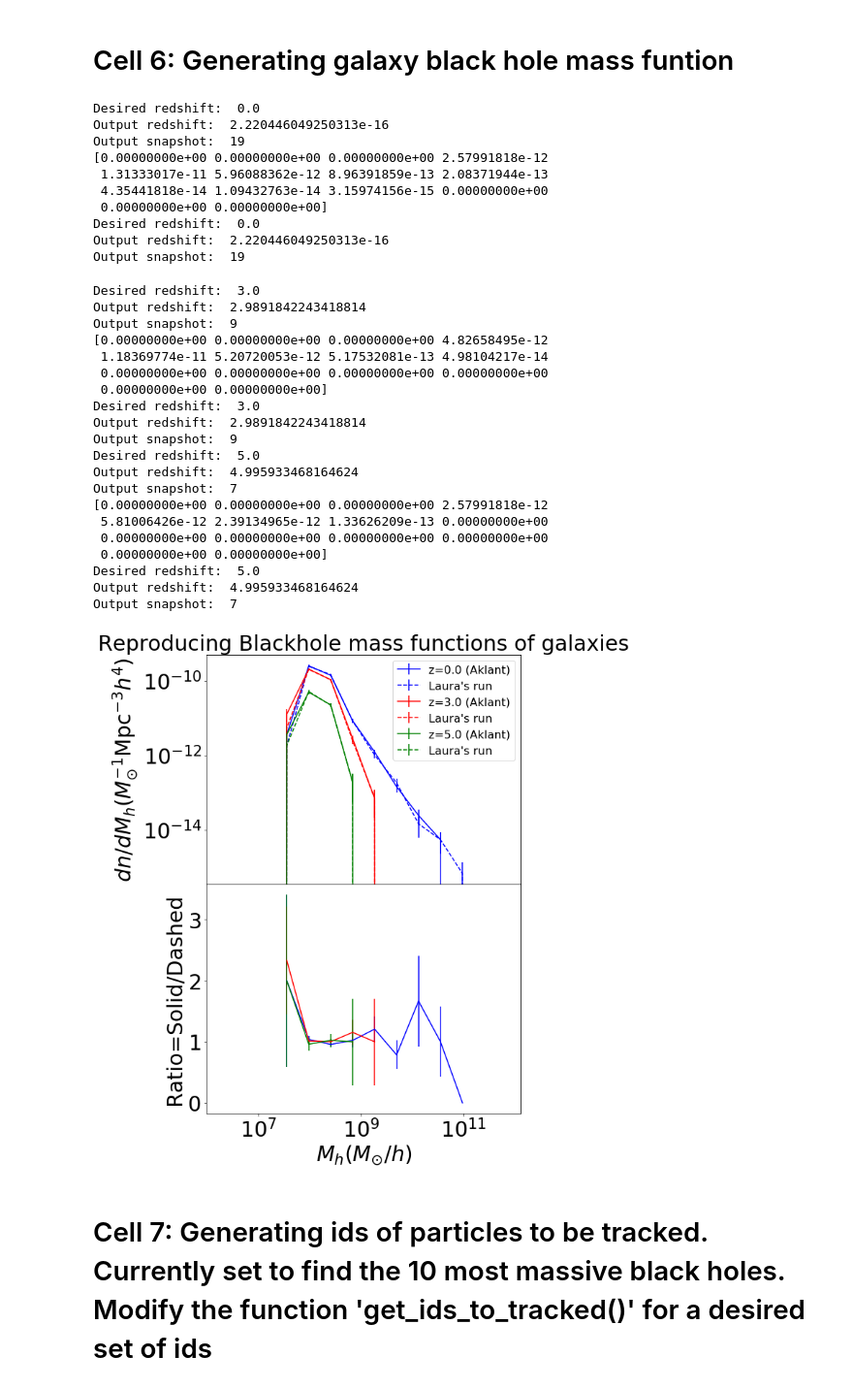
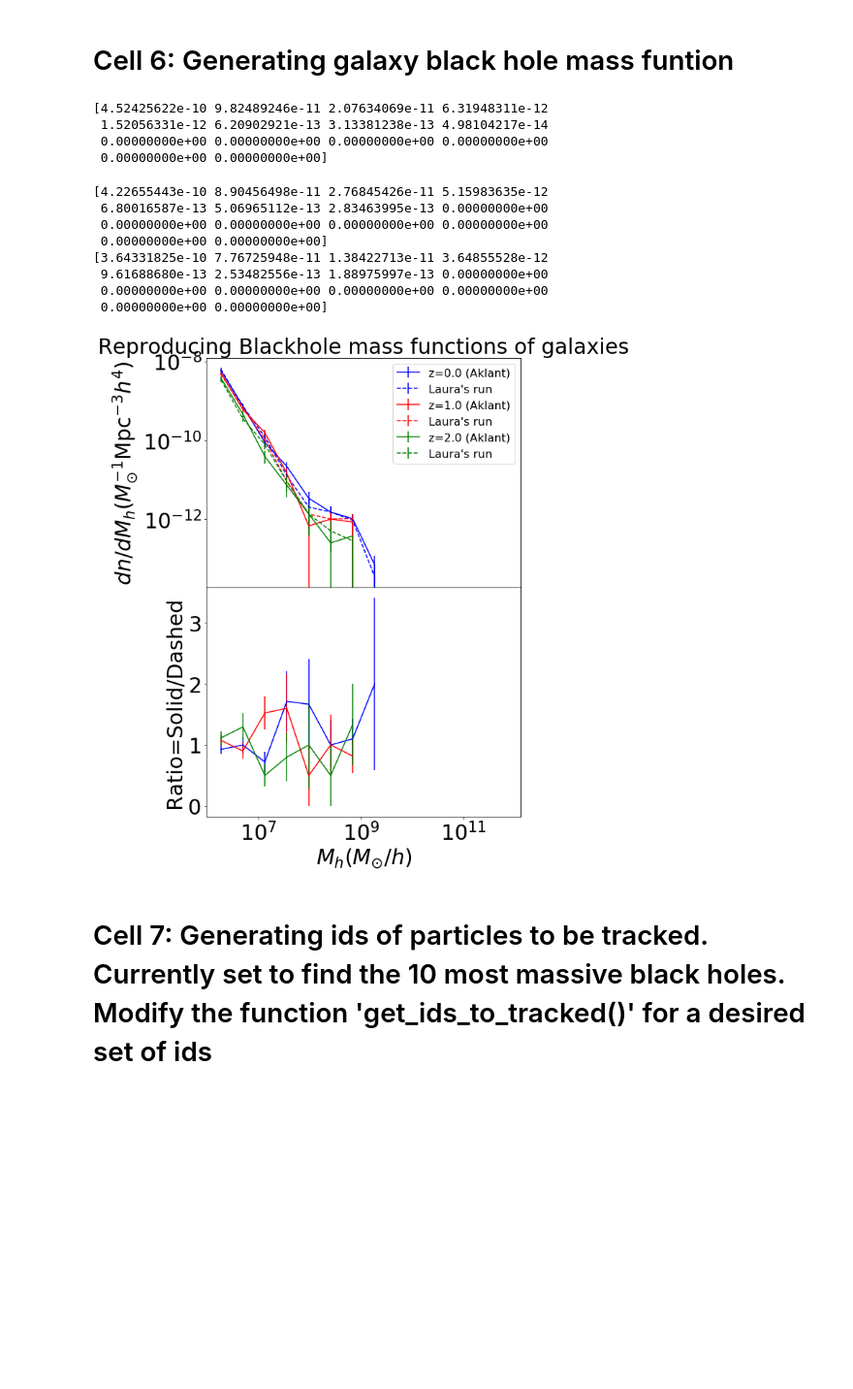
Before and after one commit to akbhowmi/arepo_package, a Jupyter notebook: example_codes.ipynb, the cells around one changed output. Shown at 97% size. Saved outputs shown, nothing was run; the diff lists cells and outputs as text; code cells hidden in the pictures; blank space fills up the shorter version.

```diff
--- a/example_codes.ipynb
+++ b/example_codes.ipynb
@@ -350,9 +363,9 @@ log_mass_max=12
 #p_type=4
 
 ax[0].set_title('Reproducing Blackhole mass functions of galaxies',fontsize=30)
-for desired_redshift,col in zip([0.,3., 5.],['blue','red','green']):
+for desired_redshift,col in zip([0.,1, 2.],['blue','red','green']):
     object_type='subhalo'
-    basePath = '/ufrc/lblecha/aklantbhowmick/arepo_runs_aklant/L25_n128/output/'
+    basePath = '/ufrc/lblecha/lblecha/arepo_runs/L25n128_ngenic_test/output/'
     category='bh'
     centers,HMF,dHMF,output_redshift=arepo_package.get_mass_function(category,object_type,desired_redshift,basePath,Nbins,log_mass_min,log_mass_max,list_all=False)
     print(dHMF)
@@ -360,63 +373,45 @@ for desired_redshift,col in zip([0.,3., 5.],['blue','red','green']):
 
 
     #object_type='subhalo'
-    basePath='/ufrc/lblecha/lblecha/arepo_runs/L25n128_ngenic_bhs_gfm_mod2_ompi_new_ddfrac0.05/output/'
+    basePath='/ufrc/lblecha/aklantbhowmick/GAS_BASED_SEED_MODEL_UNIFORM_RUNS/code_development/AREPO/output_test128_FOF//'
     centers_laura,HMF_laura,dHMF_laura,output_redshift=arepo_package.get_mass_function(category,object_type,desired_redshift,basePath,Nbins,log_mass_min,log_mass_max,list_all=False)
     ax[0].errorbar(centers_laura,HMF_laura,dHMF_laura,color=col,linestyle='dashed',label="Laura's run")
 
     ax[1].errorbar(centers,HMF/HMF_laura,dHMF/HMF_laura,color=col)
 
 #    object_type='subhalo'
 #    centers,HMF,dHMF=arepo_package.get_mass_function(category,object_type,desired_redshift,basePath,Nbins,log_mass_min,log_mass_max)
 #    ax.errorbar(centers,HMF,dHMF)
 #    print("-----------")
 
 ax[0].set_xscale('log')
 ax[0].set_yscale('log')
 ax[0].tick_params(labelsize=30)
 ax[1].tick_params(labelsize=30)
 
 ax[1].set_xlabel('$M_{h}(M_{\odot}/h)$',fontsize=30)
 
 ax[0].set_ylabel('$dn/dM_{h}(M_{\odot}^{-1} \mathrm{Mpc}^{-3}h^4)$',fontsize=30)
 
 ax[0].legend(loc='upper right',fontsize=16)
 
 ax[1].set_ylabel('Ratio=Solid/Dashed',fontsize=30)
 
 plt.subplots_adjust(hspace=0)
 # %% [output]
-Desired redshift:  0.0
-Output redshift:  2.220446049250313e-16
-Output snapshot:  19
-[0.00000000e+00 0.00000000e+00 0.00000000e+00 2.57991818e-12
- 1.31333017e-11 5.96088362e-12 8.96391859e-13 2.08371944e-13
- 4.35441818e-14 1.09432763e-14 3.15974156e-15 0.00000000e+00
+[4.52425622e-10 9.82489246e-11 2.07634069e-11 6.31948311e-12
+ 1.52056331e-12 6.20902921e-13 3.13381238e-13 4.98104217e-14
+ 0.00000000e+00 0.00000000e+00 0.00000000e+00 0.00000000e+00
  0.00000000e+00 0.00000000e+00]
-Desired redshift:  0.0
-Output redshift:  2.220446049250313e-16
-Output snapshot:  19
-Desired redshift:  3.0
-Output redshift:  2.9891842243418814
-Output snapshot:  9
-[0.00000000e+00 0.00000000e+00 0.00000000e+00 4.82658495e-12
- 1.18369774e-11 5.20720053e-12 5.17532081e-13 4.98104217e-14
+[4.22655443e-10 8.90456498e-11 2.76845426e-11 5.15983635e-12
+ 6.80016587e-13 5.06965112e-13 2.83463995e-13 0.00000000e+00
  0.00000000e+00 0.00000000e+00 0.00000000e+00 0.00000000e+00
  0.00000000e+00 0.00000000e+00]
-Desired redshift:  3.0
-Output redshift:  2.9891842243418814
-Output snapshot:  9
-Desired redshift:  5.0
-Output redshift:  4.995933468164624
-Output snapshot:  7
-[0.00000000e+00 0.00000000e+00 0.00000000e+00 2.57991818e-12
- 5.81006426e-12 2.39134965e-12 1.33626209e-13 0.00000000e+00
+[3.64331825e-10 7.76725948e-11 1.38422713e-11 3.64855528e-12
+ 9.61688680e-13 2.53482556e-13 1.88975997e-13 0.00000000e+00
  0.00000000e+00 0.00000000e+00 0.00000000e+00 0.00000000e+00
  0.00000000e+00 0.00000000e+00]
-Desired redshift:  5.0
-Output redshift:  4.995933468164624
-Output snapshot:  7
-[figure, old version]
+[figure, new version]
 # %% [markdown]
 # Cell 7: Generating ids of particles to be tracked. Currently set to find the 10 most massive black holes. Modify the function 'get_ids_to_tracked()' for a desired set of ids
 # %%
```
Also changed, not shown: parts of 1 cell of this notebook, 2 other files.
